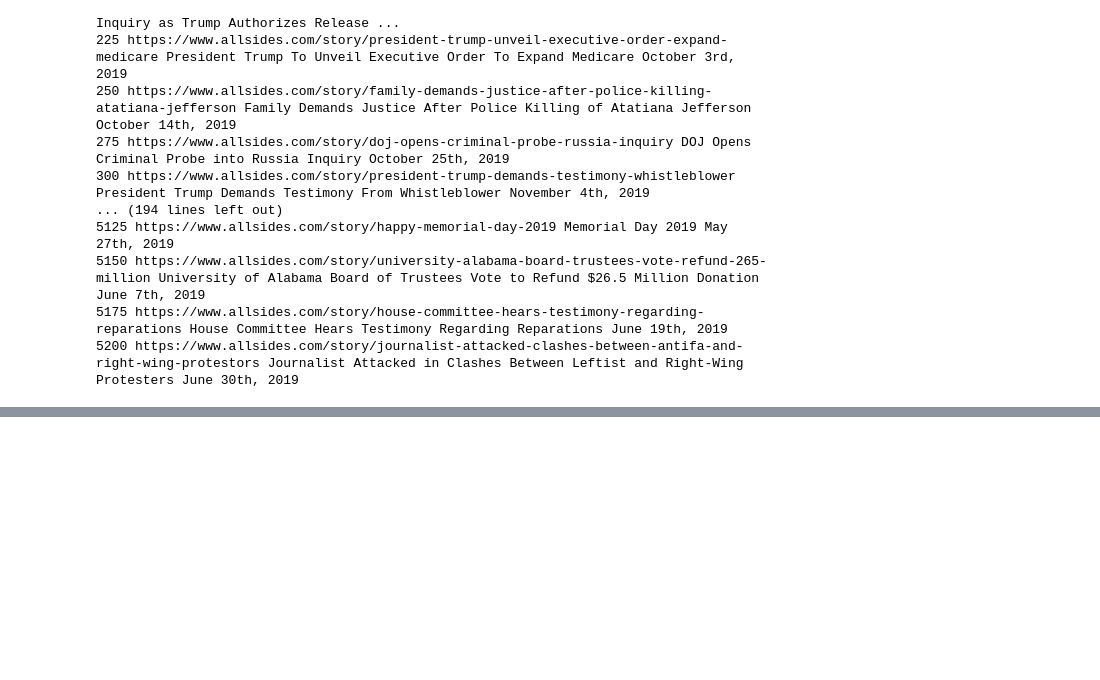
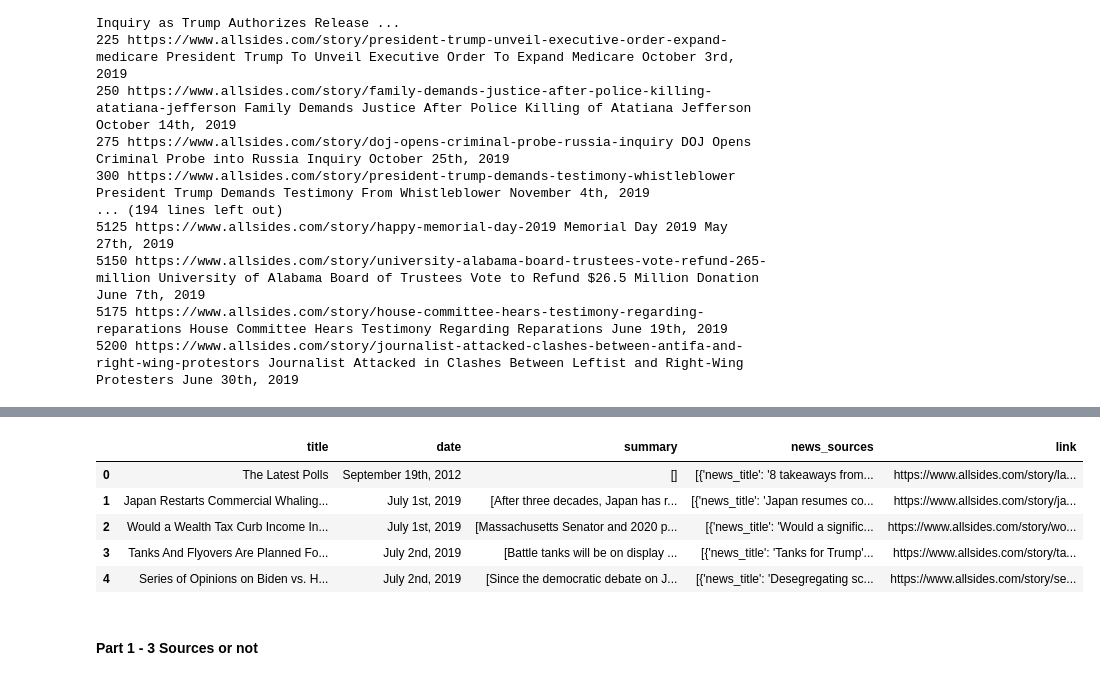
Before and after one commit to navish92/unbiased_news, a Jupyter notebook: python_modules/1-Data_Acquisition.ipynb, the cells around one changed output, grey strips where cells are left out. Cells and saved outputs as stored; diff of their text form; code cells hidden in the pictures; blank space fills up the shorter version.

```diff
--- a/python_modules/1-Data_Acquisition.ipynb
+++ b/python_modules/1-Data_Acquisition.ipynb
@@ -7,6 +7,13 @@ from scraping import *
 import random
 from collections import defaultdict
 from ast import literal_eval
+from collections import Counter
+from newspaper import Article
+import re
+
+pd.set_option("display.max_rows", 50)
+pd.set_option("display.max_columns", None)
+pd.set_option('display.max_colwidth', 80)
 
 %load_ext autoreload
 %autoreload 2
@@ -57,0 +69,11 @@ stories_df.to_csv("../Data/allsides_stories.csv", index=False)
+# %%
+stories_df.head()
+# %% [output]
+|  | title | date | summary | news_sources | link |
+| 0 | The Latest Polls | September 19th, 2012 | [] | [{'news_title': '8 takeaways from... | https://www.allsides.com/story/la... |
+| 1 | Japan Restarts Commercial Whaling... | July 1st, 2019 | [After three decades, Japan has r... | [{'news_title': 'Japan resumes co... | https://www.allsides.com/story/ja... |
+| 2 | Would a Wealth Tax Curb Income In... | July 1st, 2019 | [Massachusetts Senator and 2020 p... | [{'news_title': 'Would a signific... | https://www.allsides.com/story/wo... |
+| 3 | Tanks And Flyovers Are Planned Fo... | July 2nd, 2019 | [Battle tanks will be on display ... | [{'news_title': 'Tanks for Trump'... | https://www.allsides.com/story/ta... |
+| 4 | Series of Opinions on Biden vs. H... | July 2nd, 2019 | [Since the democratic debate on J... | [{'news_title': 'Desegregating sc... | https://www.allsides.com/story/se... |
+# %% [markdown]
+#### Part 1 - 3 Sources or not
```
Also changed, not shown: parts of 72 cells of this notebook, 1 other file.
